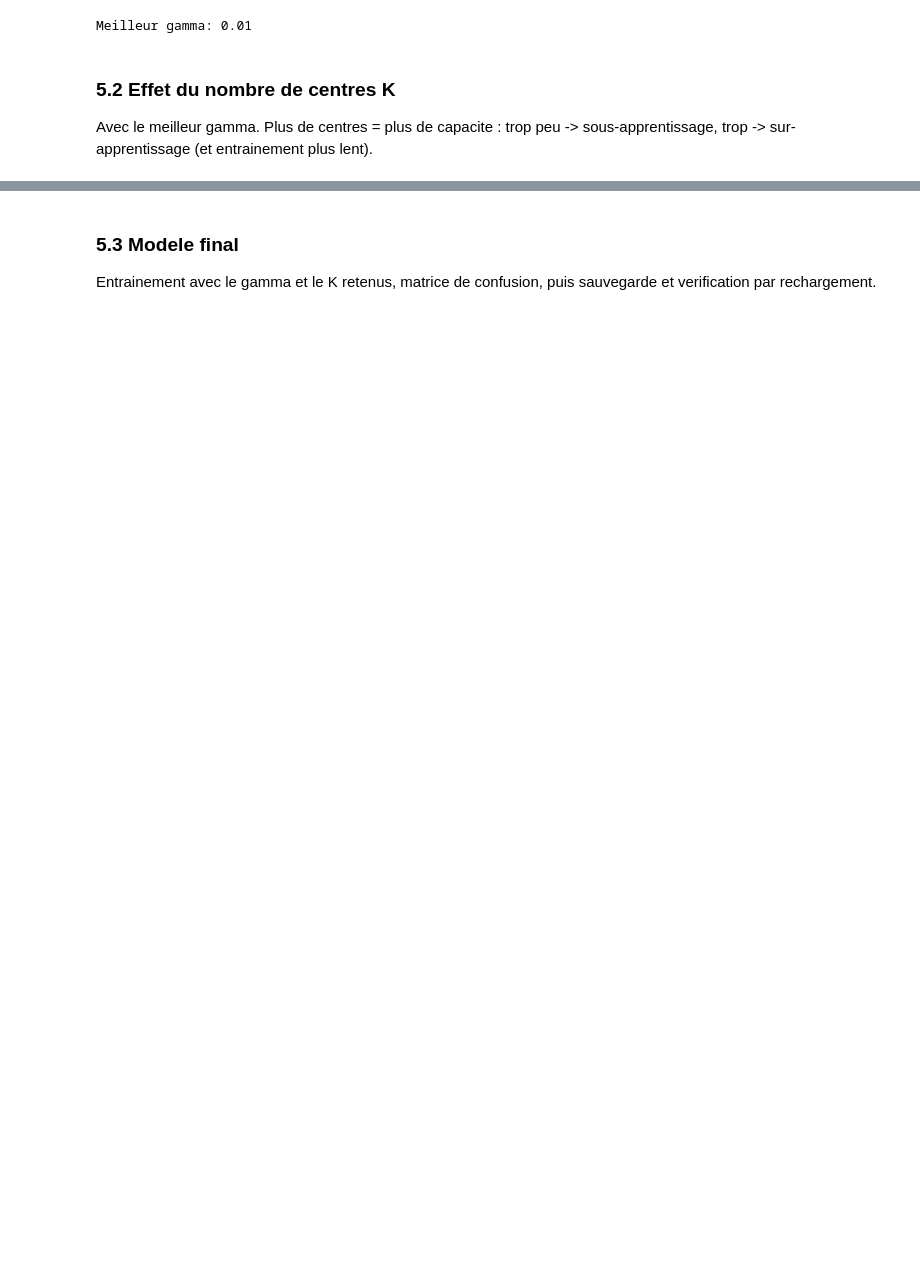
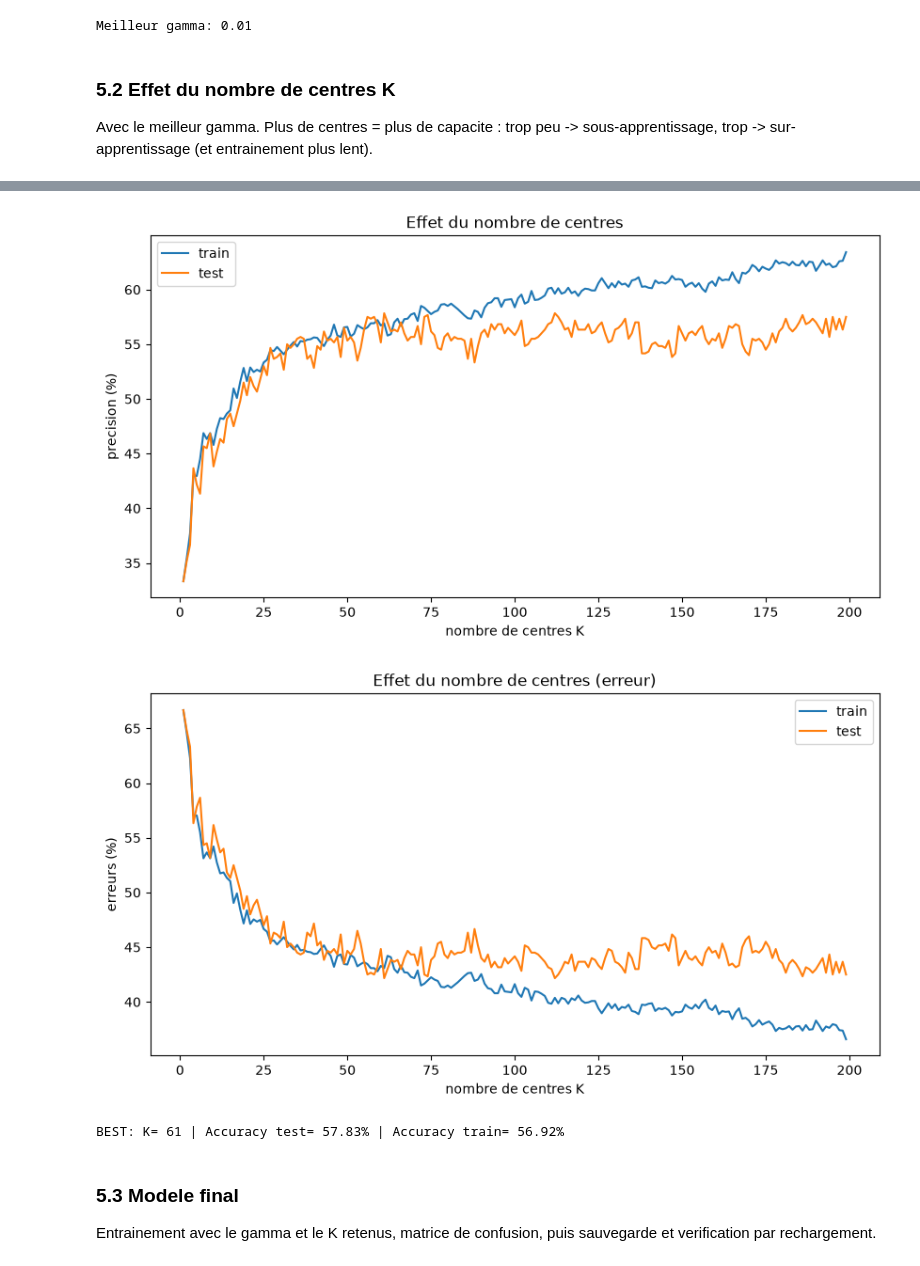
Before and after one commit to AbdelkrimAKKAL/Projet_Annual_IA, a Jupyter notebook: jupyter/rbf.ipynb, the cells around one changed output, grey strips where cells are left out. Drawn from its saved outputs; the diff is of its cells as text; code cells hidden in the pictures; blank space fills up the shorter version.

```diff
--- a/jupyter/rbf.ipynb
+++ b/jupyter/rbf.ipynb
@@ -110,3 +117,15 @@ Meilleur K: 100
+# %%
+courbe_train_test([k for k in range(1, 200)], accs_train, accs_test, "nombre de centres K", "Effet du nombre de centres")
+courbe([k for k in range(1, 200)], [100 - a for a in accs_train], [100 - a for a in accs_test], "nombre de centres K", "Effet du nombre de centres (erreur)")
+
+#top 5
+indice_max = int(np.argmax(accs_test))
+meilleur_K = indice_max +1
+print(f"BEST: K= {meilleur_K} | Accuracy test={accs_test[indice_max]: .2f}% | Accuracy train= {accs_train[indice_max]:.2f}%")
+# %% [output]
+[figure, added]
+[figure, added]
+BEST: K= 61 | Accuracy test= 57.83% | Accuracy train= 56.92%
 # %% [markdown]
 ### 5.3 Modele final
 
```
Also changed, not shown: parts of 11 cells of this notebook, 5 other files.
